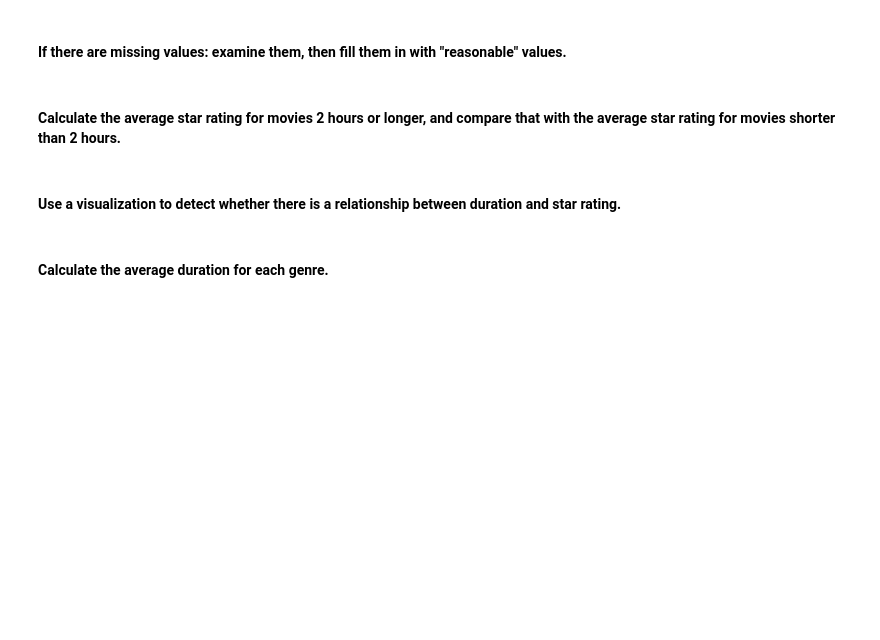
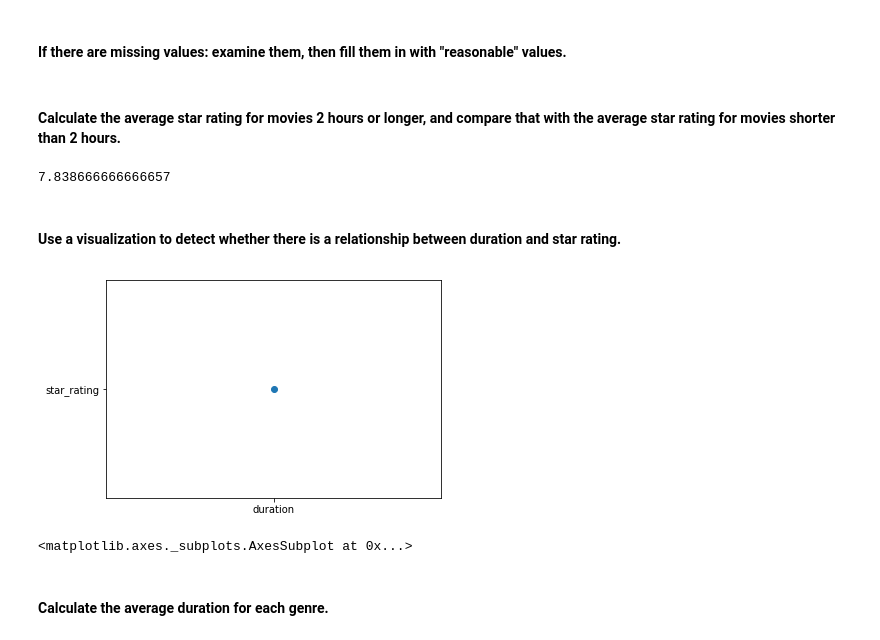
Before and after one commit to jotmy/assignments, a Jupyter notebook: imdb_ans.ipynb, the cells around one changed output. Drawn from its saved outputs; the diff is of its cells as text; code cells hidden in the pictures; blank space fills up the shorter version.

```diff
--- a/imdb_ans.ipynb
+++ b/imdb_ans.ipynb
@@ -161,2 +171,8 @@ dtype: int64
+# %%
+# Answer:
+movies[movies.duration>= 120].star_rating.mean()
+movies[movies.duration < 120].star_rating.mean()
+# %% [output]
+7.838666666666657
 # %% [markdown]
 #### Use a visualization to detect whether there is a relationship between duration and star rating.
@@ -165,2 +179,11 @@ dtype: int64
+# %%
+plt.scatter(x='duration', y='star_rating', marker='o');
+# %% [output]
+[figure, added]
+# %%
+# Answer:
+movies.plot(kind='scatter', x='duration', y='star_rating', ax=axs[0], figsize=(10, 6))
+# %% [output]
+<matplotlib.axes._subplots.AxesSubplot at 0x...>
 # %% [markdown]
 #### Calculate the average duration for each genre.
```
Also changed, not shown: parts of 22 cells of this notebook.
